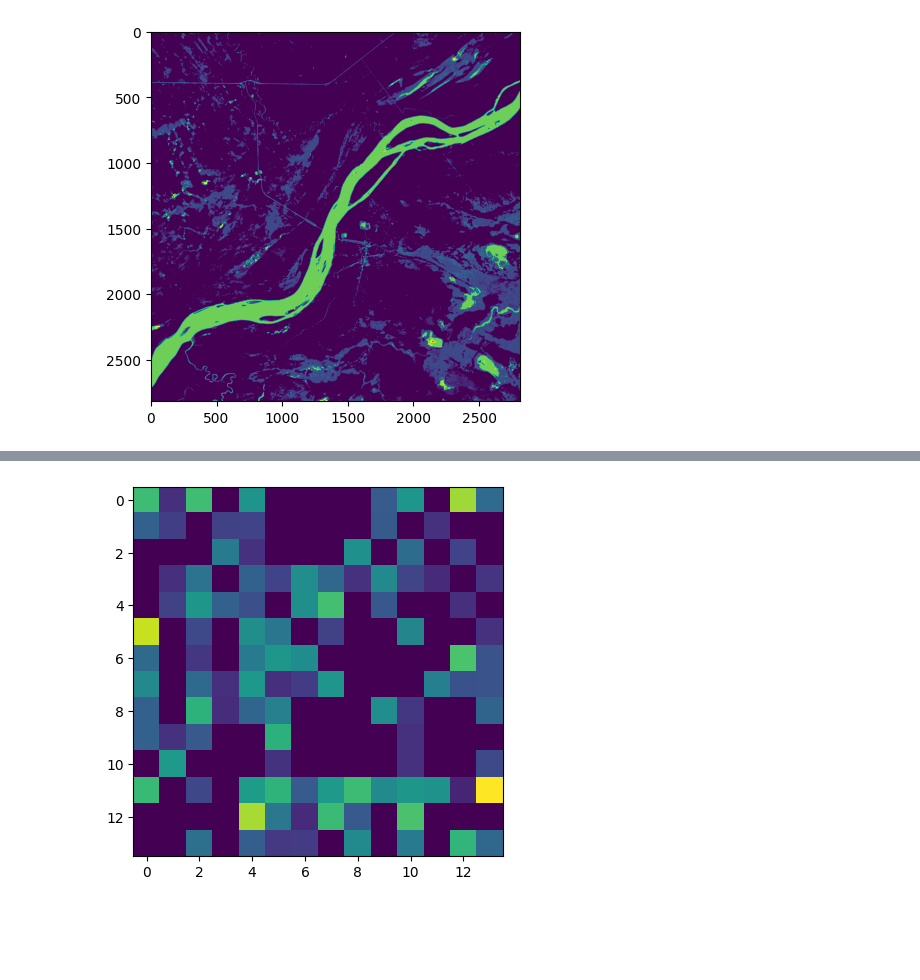
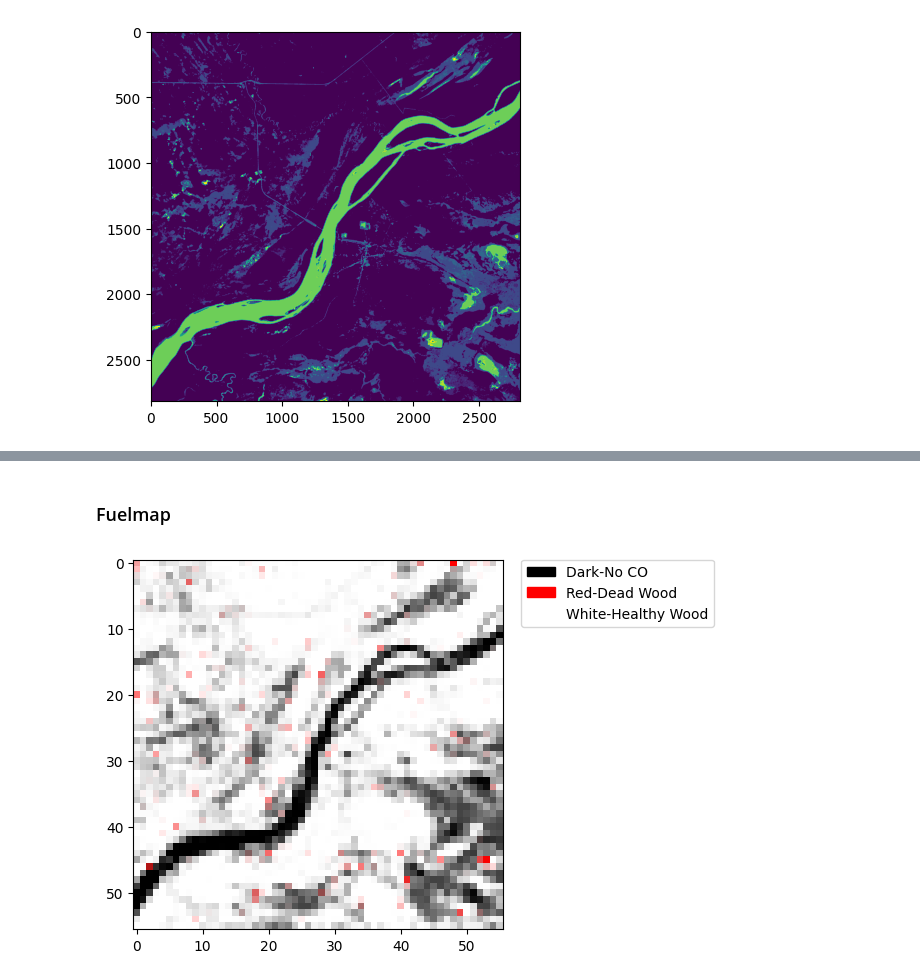
Before and after one commit to sogeti-aws-challenge/fuelmap, a Jupyter notebook: RunFuelmapAnalysis.ipynb, the cells around one changed output, grey strips where cells are left out. Saved outputs shown, nothing was run; the diff lists cells and outputs as text; code cells hidden in the pictures; blank space fills up the shorter version.

```diff
--- a/RunFuelmapAnalysis.ipynb
+++ b/RunFuelmapAnalysis.ipynb
@@ -321,3 +386,32 @@ Computing fuelmaps
 Processing completed
 # %% [markdown]
 #### Results
+# %%
+def scale_hsv(mx):
+    mx[:,:,1] /= mx[:,:,1].max()
+    mx[:,:,2] /= mx[:,:,2].max()
+    return mx
+
+from matplotlib.colors import hsv_to_rgb
+import matplotlib.pyplot as plt
+
+
+def hsv_imshow(hsv_map, hires_ticks=False):
+    hsv_map = hsv_to_rgb(hsv_map)
+    plt.imshow(hsv_map)
+    x=hsv_map.shape[0]
+    if hires_ticks:
+        plt.xticks(range(0, x+1, 1))
+        plt.yticks(range(0, x+1, 1))
+#    plt.xlabel(f'1:{28000/x:.0} [m]')
+#    plt.ylabel(f'1:{28000/x:.0} [m]')
+    import matplotlib.patches as mpatches
+    pat = [mpatches.Patch(color='k', label="Dark-No CO"),
+           mpatches.Patch(color='r', label="Red-Dead Wood"),
+           mpatches.Patch(color='w', label="White-Healthy Wood")]
+    plt.legend(handles=pat, loc=2, bbox_to_anchor=(1.05,1), borderaxespad=0.)
+    plt.show()
+
+def stack_hsv(bb, carbon):
+    hsv_map = np.dstack((np.zeros_like(bb), bb, carbon))
+    return scale_hsv(hsv_map)
@@ -351,4 +427,9 @@ If immediate action takend: xxx
 #invest_image = workspace_dir + '/tot_c_cur.tif'
 #gc_image = ground_classification_cropped_path
 #bb_image = dt_analysis_path
-_, _, _ = compute_fuelmaps(workspace_dir + '/tot_c_cur.tif', ground_classification_cropped_path, dt_analysis_path, 0.5, 2000)
+# Compute the fuelmaps
+carbon_out, bb_out, prio_out = compute_fuelmaps(workspace_dir + '/tot_c_cur.tif', ground_classification_cropped_path, dt_analysis_path, 0.5, 2000)
+carbon_out_500, bb_out_500, prio_out_500 = compute_fuelmaps(workspace_dir + '/tot_c_cur.tif', ground_classification_cropped_path, dt_analysis_path, 0.5, 500)
+
+# Show a table of the prioritized areas
+#show_carbon_priority_table(carbon_out, bb_out, prio_out, 2000)
@@ -363,4 +436,7 @@ showmap(carbon_output_path)
-# %%
-showmap(prio_path)
-# %% [output]
-[figure, removed]
+# %% [markdown]
+### Fuelmap
+# %%
+hsv_scaled = stack_hsv(bb_out_500, carbon_out_500)
+hsv_imshow(hsv_scaled, hires_ticks=False)
+# %% [output]
+[figure, added]
```
Also changed, not shown: parts of 13 cells of this notebook, 2 other files.
